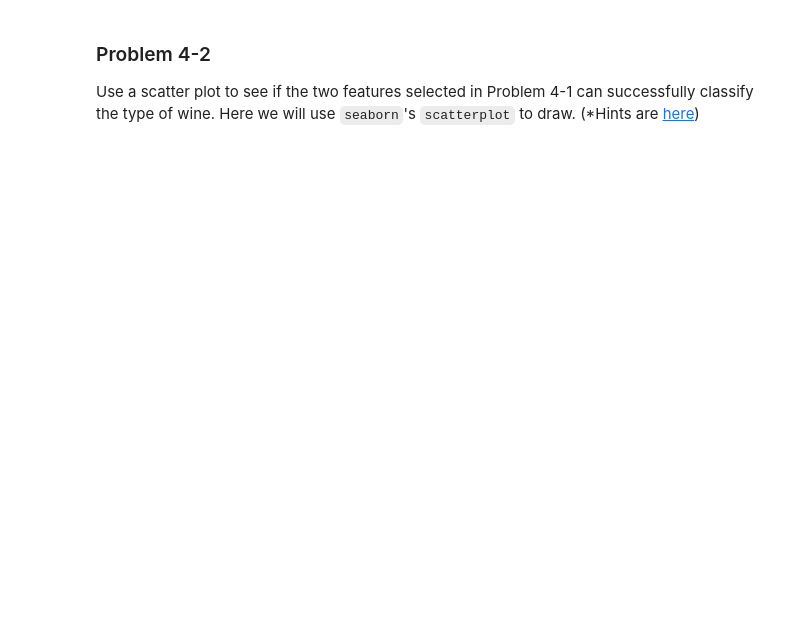
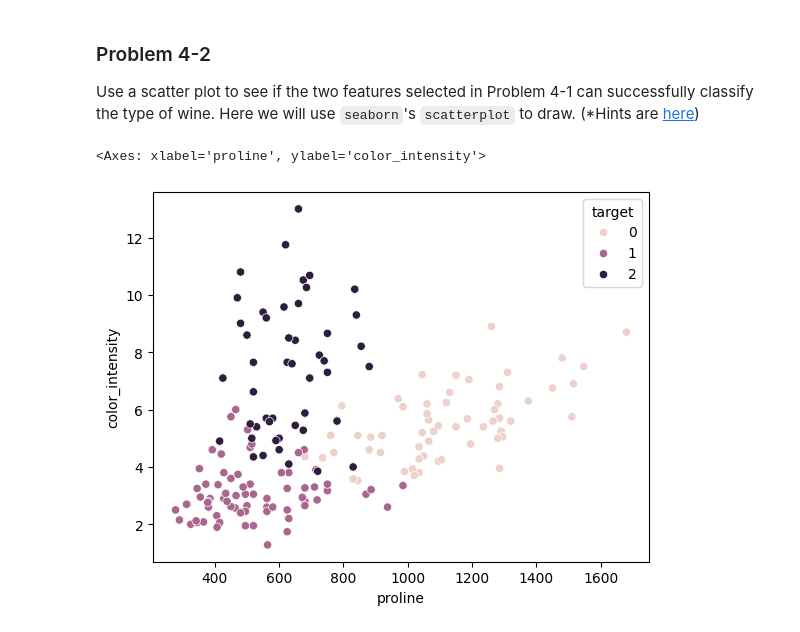
Before and after one commit to mercari-build/mercari-build-training, a Jupyter notebook: extra/extra-01-data-analysis-en.ipynb, the cells around one changed output. Saved outputs shown, nothing was run; the diff lists cells and outputs as text; code cells hidden in the pictures; blank space fills up the shorter version.

```diff
--- a/extra/extra-01-data-analysis-en.ipynb
+++ b/extra/extra-01-data-analysis-en.ipynb
@@ -215,3 +402,7 @@ Use a scatter plot to see if the two features selected in Problem 4-1 can succes
 Here we will use `seaborn`'s `scatterplot` to draw. (*Hints are [here](https://seaborn.pydata.org/generated/seaborn.scatterplot.html))
 # %%
 # ===== Please enter your answer code below. =====
+sns.scatterplot(x='proline', y='color_intensity', hue='target', data=wine_df)
+# %% [output]
+<Axes: xlabel='proline', ylabel='color_intensity'>
+[figure, added]
```
Also changed, not shown: parts of 20 cells of this notebook.
